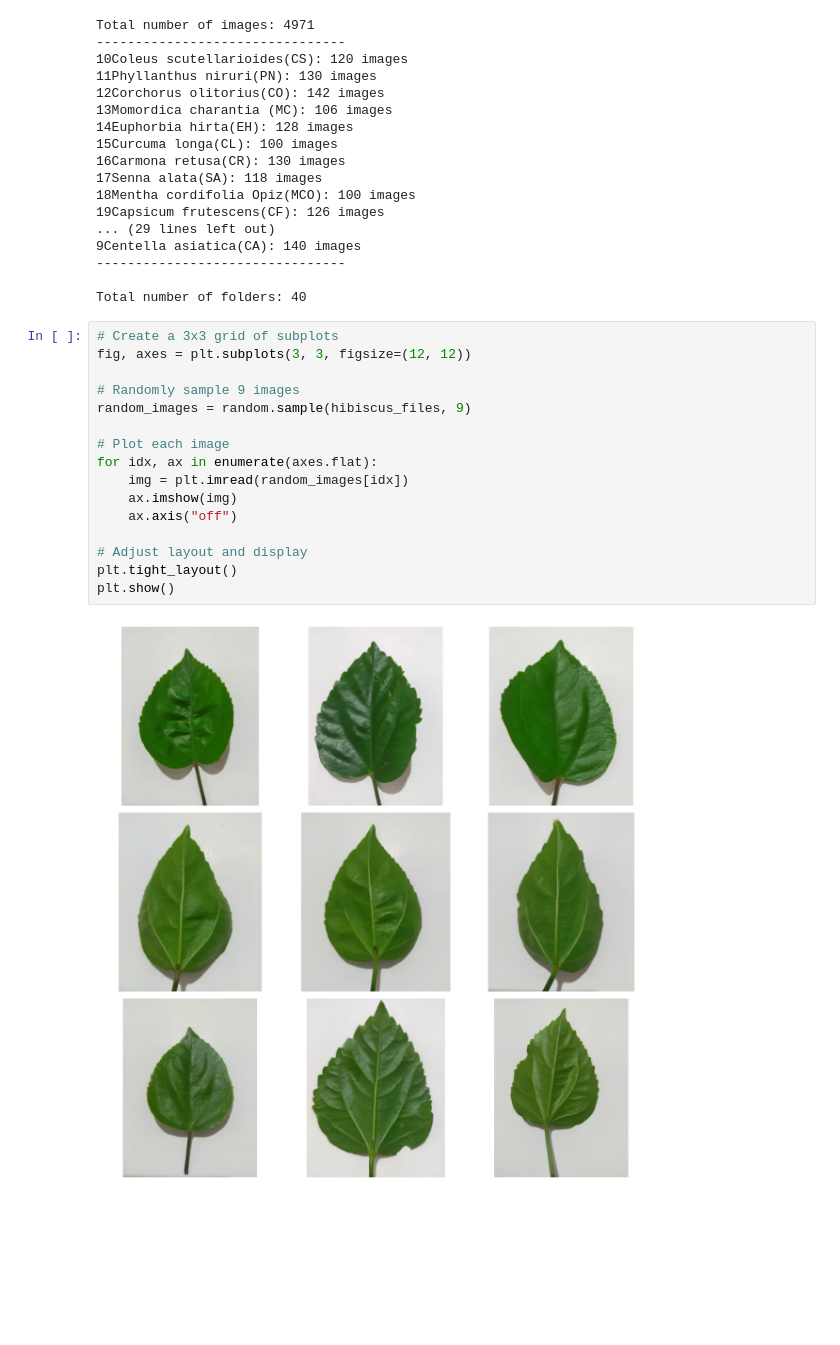
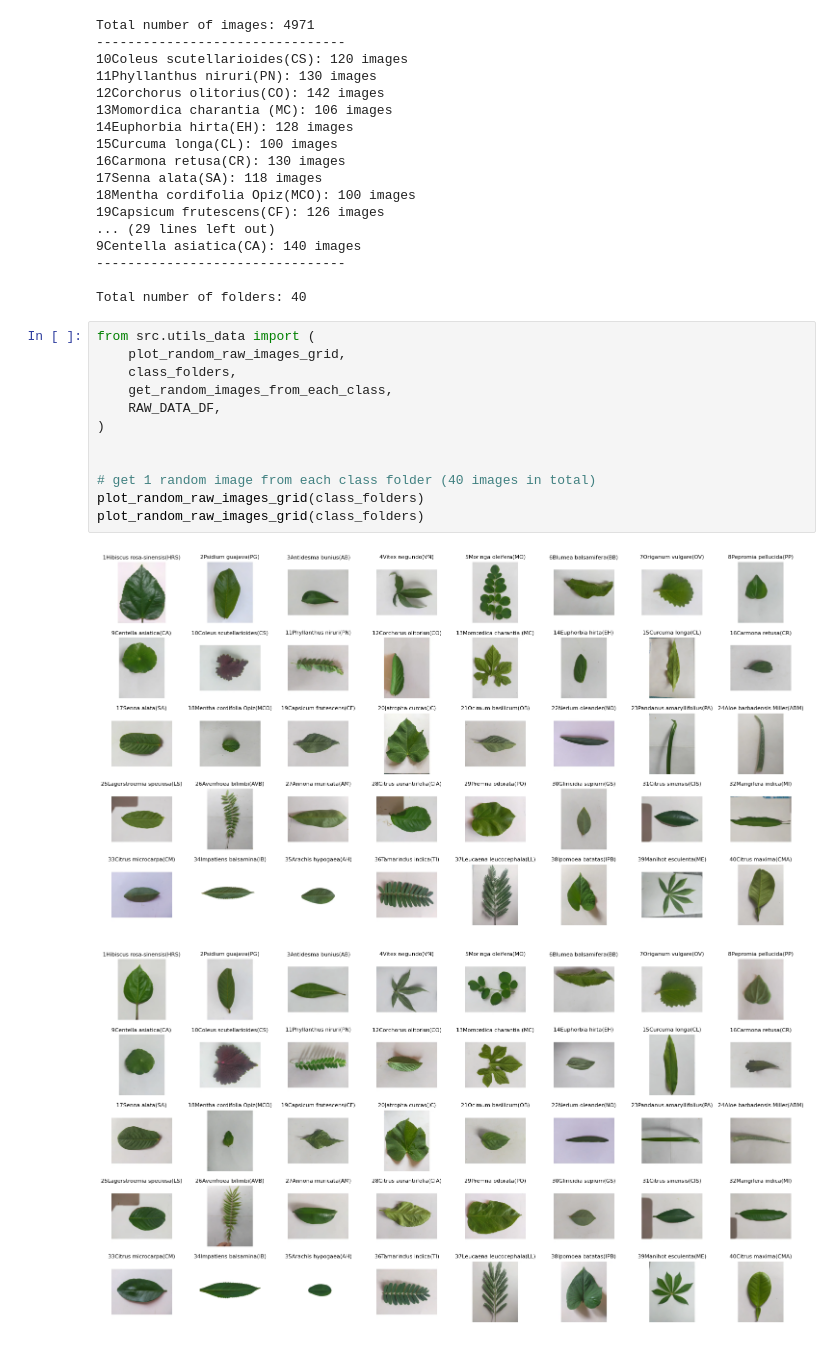
Before and after one commit to mkmksto/ai221_final_project, a Jupyter notebook: notebooks/cantor_test_1.ipynb, the cells around one changed output. Cells and saved outputs as stored; diff of their text form; blank space fills up the shorter version.

Commit message:
update on CNN
- update on CNN
- add code to utils

```diff
--- a/notebooks/cantor_test_1.ipynb
+++ b/notebooks/cantor_test_1.ipynb
@@ -120,24 +135,21 @@ Total number of images: 4971
 --------------------------------
 
 Total number of folders: 40
-# %%
-# Create a 3x3 grid of subplots
-fig, axes = plt.subplots(3, 3, figsize=(12, 12))
-
-# Randomly sample 9 images
-random_images = random.sample(hibiscus_files, 9)
-
-# Plot each image
-for idx, ax in enumerate(axes.flat):
-    img = plt.imread(random_images[idx])
-    ax.imshow(img)
-    ax.axis("off")
-
-# Adjust layout and display
-plt.tight_layout()
-plt.show()
-# %% [output]
-[figure, removed]
+# %%
+from src.utils_data import (
+    plot_random_raw_images_grid,
+    class_folders,
+    get_random_images_from_each_class,
+    RAW_DATA_DF,
+)
+
+
+# get 1 random image from each class folder (40 images in total)
+plot_random_raw_images_grid(class_folders)
+plot_random_raw_images_grid(class_folders)
+# %% [output]
+[figure, added]
+[figure, added]
 # %%
 # Load the pre-trained VGG19 model and remove the classifier part for feature extraction
 model = models.vgg19(pretrained=True)
```
Also changed, not shown: parts of 16 cells of this notebook, 2 other files.
